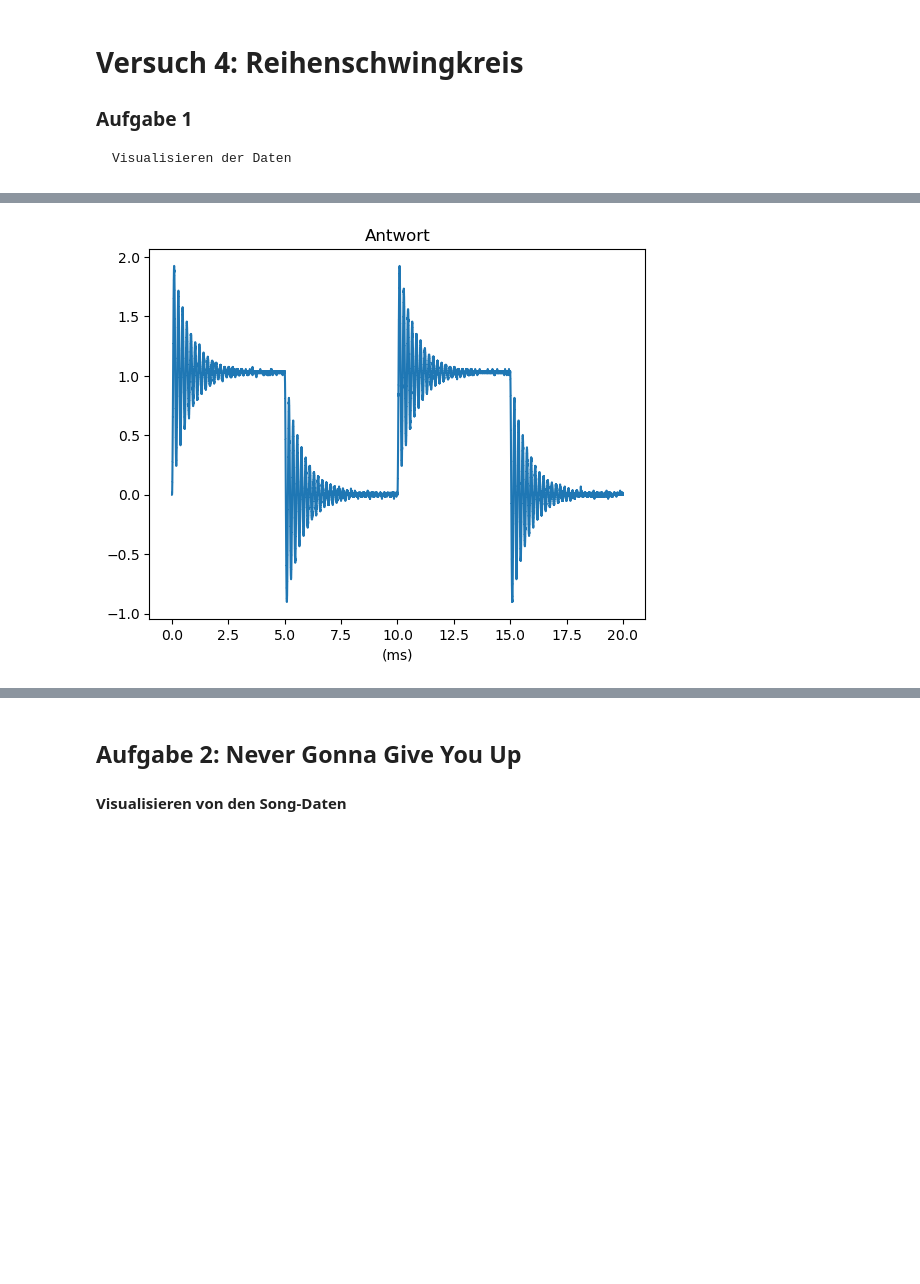
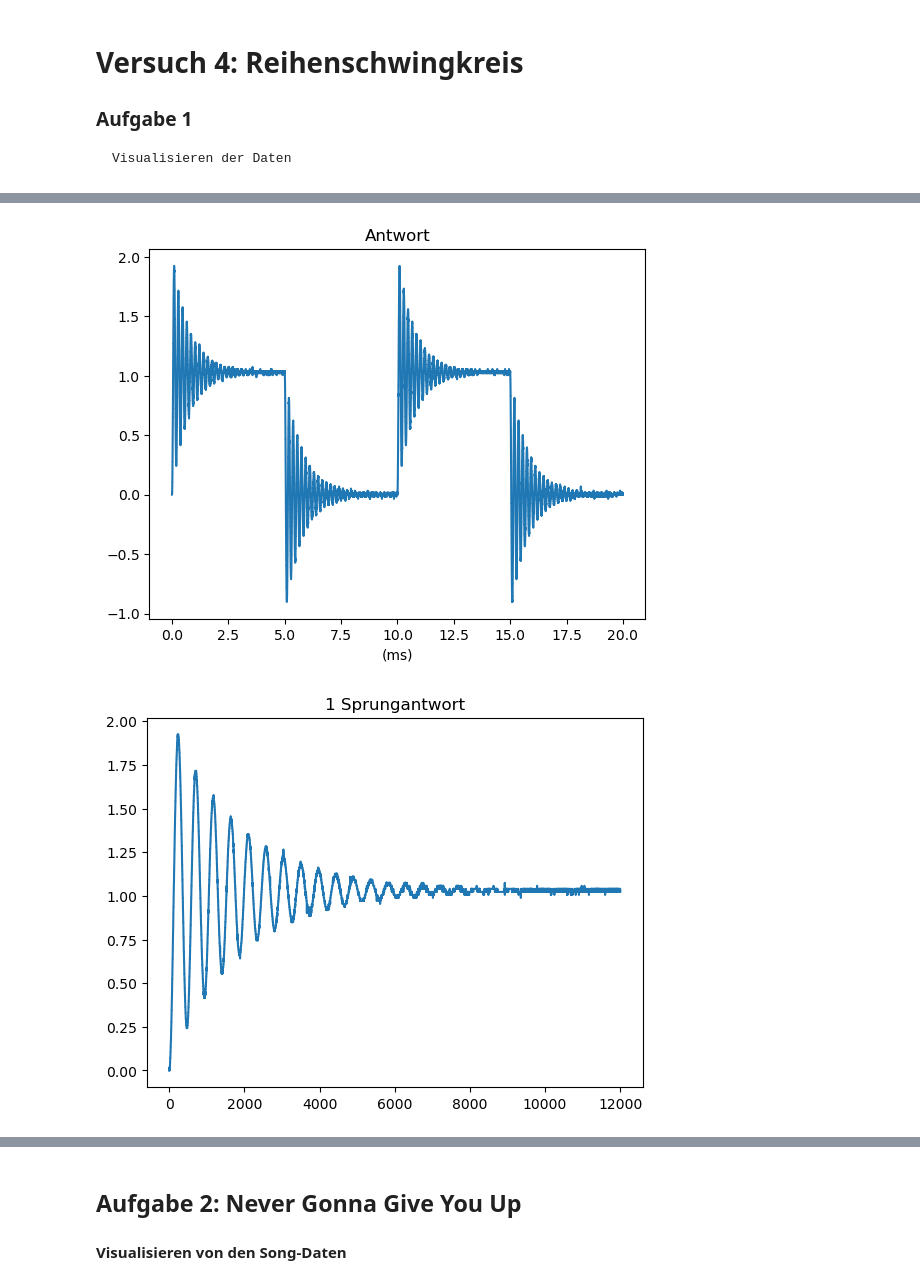
Before and after one commit to Atomarverseucht/AIN, a Jupyter notebook: 3/technische-grundlagen-der-kuenstlichen-intelligenz/versuch4/song.ipynb, the cells around one changed output, grey strips where cells are left out. Drawn from its saved outputs; the diff is of its cells as text; code cells hidden in the pictures; blank space fills up the shorter version.

```diff
--- a/3/technische-grundlagen-der-kuenstlichen-intelligenz/versuch4/song.ipynb
+++ b/3/technische-grundlagen-der-kuenstlichen-intelligenz/versuch4/song.ipynb
@@ -11,15 +11,22 @@ import librosa as lr
 # %%
 absPath = "C:/Users/tombo/HTWG/AIN/3/technische-grundlagen-der-kuenstlichen-intelligenz/versuch4"
 schwingkreis = pd.read_csv(f"{absPath}/reihenschwingkreis.csv", sep=';', decimal=',', header=1)
 ms = schwingkreis["(ms)"] + 10
 plt.plot(ms, schwingkreis["(V)"])
 plt.title("Eingangssignal")
 plt.xlabel("(ms)")
 plt.show()
 plt.plot(ms, schwingkreis["(V).1"])
 plt.title("Antwort")
 plt.xlabel("(ms)")
 plt.show()
+
+sprung = schwingkreis["(V)"][:12000]
+sprungResponse = schwingkreis["(V).1"][:12000]
+plt.plot(sprungResponse)
+plt.title("1 Sprungantwort")
+plt.show()
 # %% [output]
 [figure]
 [figure]
+[figure, added]
```
Also changed, not shown: parts of 5 cells of this notebook.
